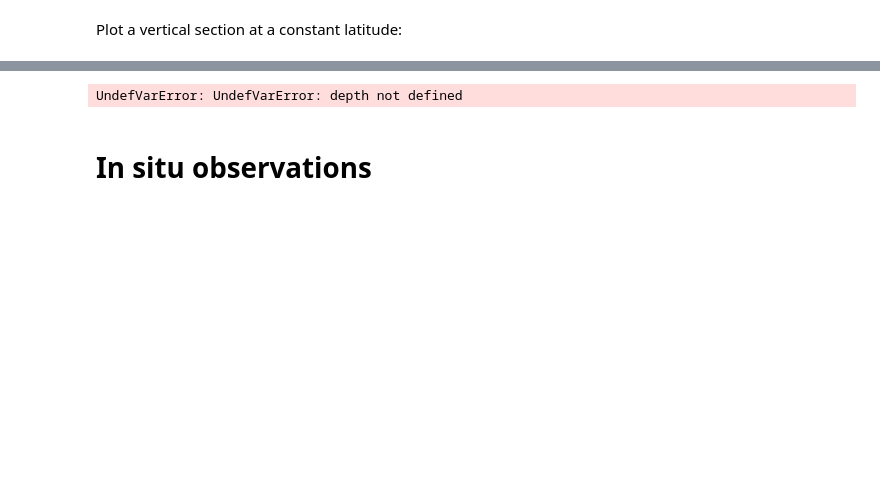
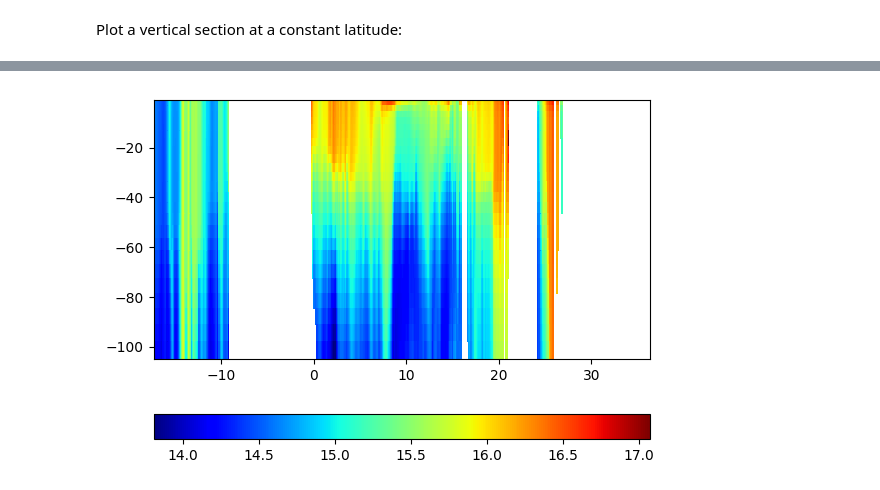
Before and after one commit to Alexander-Barth/getting-ocean-data, a Jupyter notebook: DataAccess-CMEMS.ipynb, the cells around one changed output, grey strips where cells are left out. Saved outputs shown, nothing was run; the diff lists cells and outputs as text; code cells hidden in the pictures; blank space fills up the shorter version.

```diff
--- a/DataAccess-CMEMS.ipynb
+++ b/DataAccess-CMEMS.ipynb
@@ -97,6 +126,4 @@ UndefVarError: UndefVarError: ds not defined
 # %%
-pcolor(lon,-depth,T'); colorbar(orientation="horizontal");
+pcolor(lon,-depth,T'; cmap="jet"); colorbar(orientation="horizontal");
 # %% [output]
-UndefVarError: UndefVarError: depth not defined
+[figure, added]
-# %% [markdown]
-# In situ observations
```
Also changed, not shown: parts of 23 cells of this notebook.
